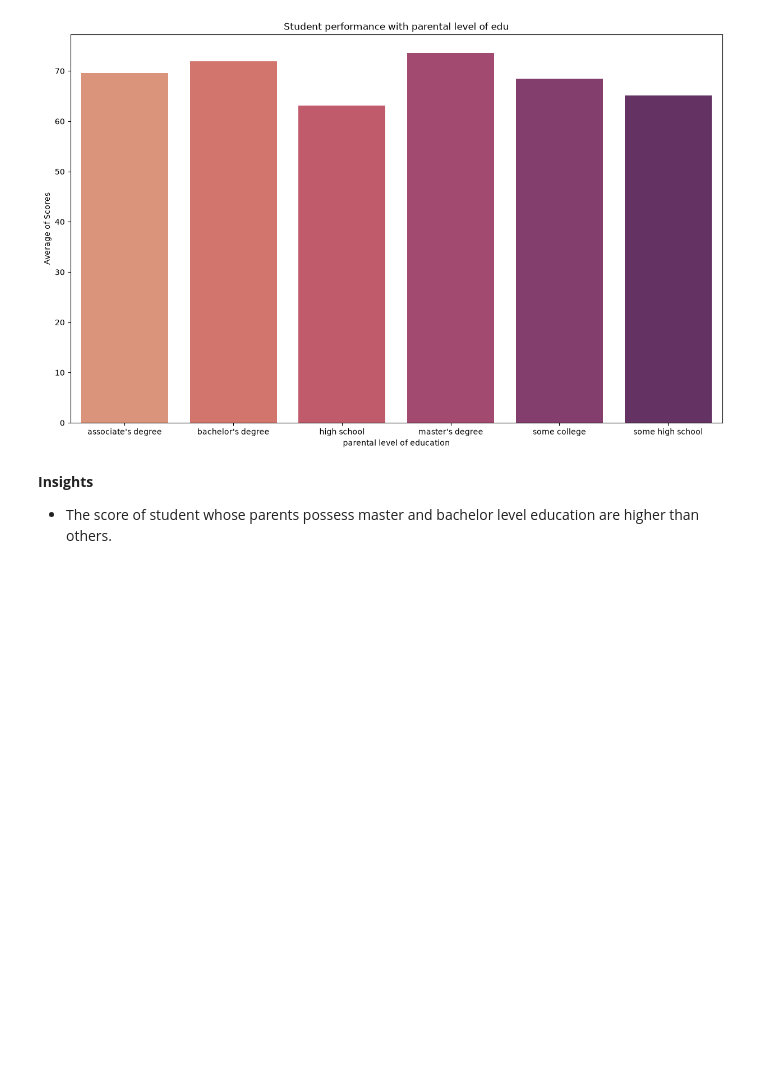
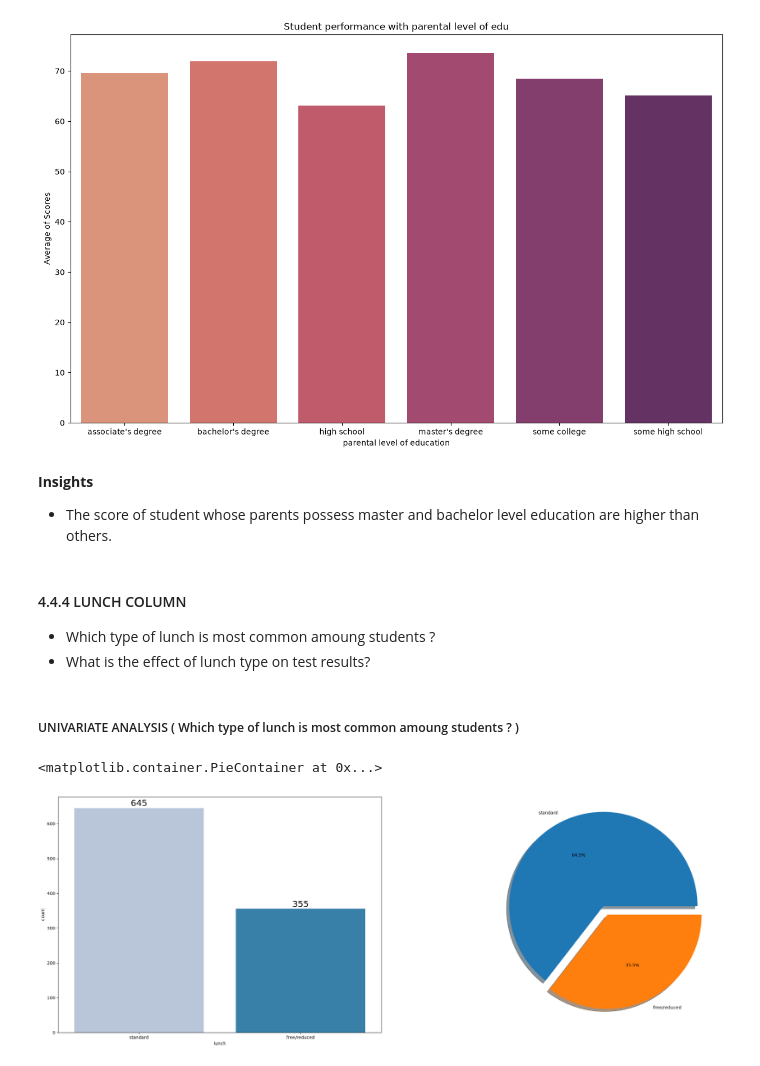
Before and after one commit to Adrinaesf/Generic-ML-Project, a Jupyter notebook: notebooks/1. EDA STUDENT PERFORMANCE.ipynb, the cells around one changed output. Drawn from its saved outputs; the diff is of its cells as text; code cells hidden in the pictures; blank space fills up the shorter version.

```diff
--- a/notebooks/1. EDA STUDENT PERFORMANCE.ipynb
+++ b/notebooks/1. EDA STUDENT PERFORMANCE.ipynb
@@ -816,3 +802,39 @@ plt.show()
 # %% [markdown]
 **Insights**
 * The score of student whose parents possess master and bachelor level education are higher than others.
+# %% [markdown]
+#### 4.4.4 LUNCH COLUMN
+* Which type of lunch is most common amoung students ?
+* What is the effect of lunch type on test results?
+# %% [markdown]
+##### UNIVARIATE ANALYSIS ( Which type of lunch is most common amoung students ? )
+# %%
+fig, axes = plt.subplots(
+    nrows = 1,
+    ncols = 2,
+    figsize = (30,10)
+)
+
+sns.countplot(
+    data = df,
+    x = df["lunch"],
+    palette = "PuBu",
+    ax = axes[0]
+)
+
+for container in axes[0].containers:
+    axes[0].bar_label(container, size=20)
+
+size = df["lunch"].value_counts()
+labels = df["lunch"].value_counts().index
+
+plt.pie(
+    x = size,
+    labels = labels,
+    autopct='%1.1f%%',
+    explode=[0.1,0],
+    shadow=True
+)
+# %% [output]
+<matplotlib.container.PieContainer at 0x...>
+[figure, added]
```
Also changed, not shown: parts of 18 cells of this notebook.
